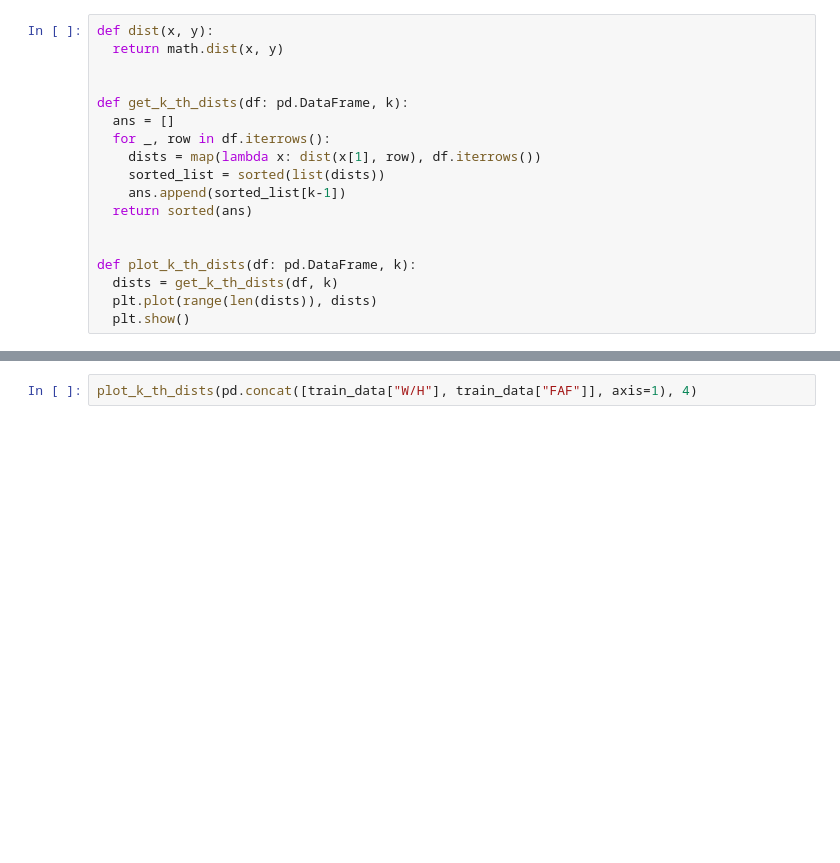
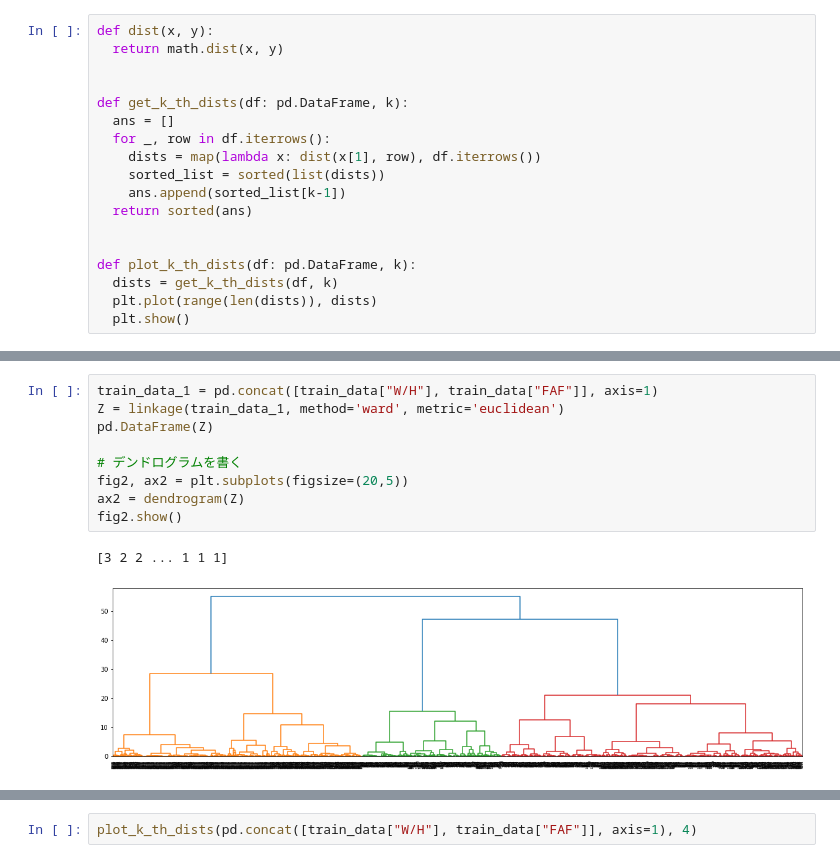
Before and after one commit to yamoyamoto/ml_playground, a Jupyter notebook: work/clastering/classtering.ipynb, the cells around one changed output, grey strips where cells are left out. Saved outputs shown, nothing was run; the diff lists cells and outputs as text; blank space fills up the shorter version.

```diff
--- a/work/clastering/classtering.ipynb
+++ b/work/clastering/classtering.ipynb
@@ -83,0 +92,12 @@ def plot_k_th_dists(df: pd.DataFrame, k):
+# %%
+train_data_1 = pd.concat([train_data["W/H"], train_data["FAF"]], axis=1)
+Z = linkage(train_data_1, method='ward', metric='euclidean')
+pd.DataFrame(Z)
+
+# デンドログラムを書く
+fig2, ax2 = plt.subplots(figsize=(20,5))
+ax2 = dendrogram(Z)
+fig2.show()
+# %% [output]
+[3 2 2 ... 1 1 1]
+[figure, added]
```
Also changed, not shown: parts of 6 cells of this notebook, 4 other files.
